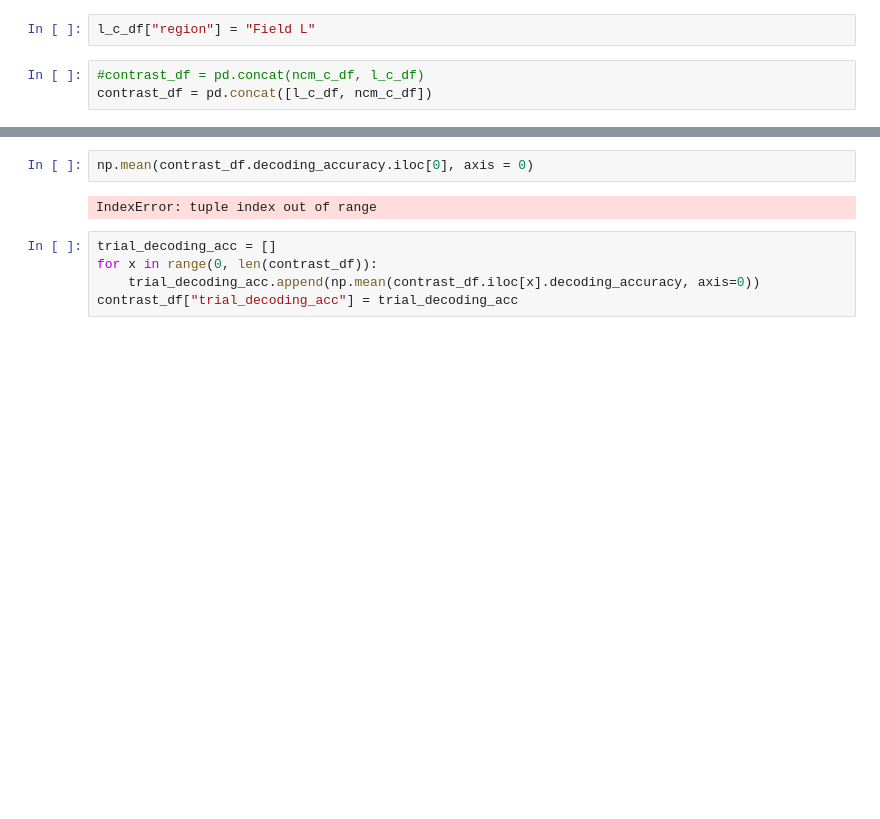
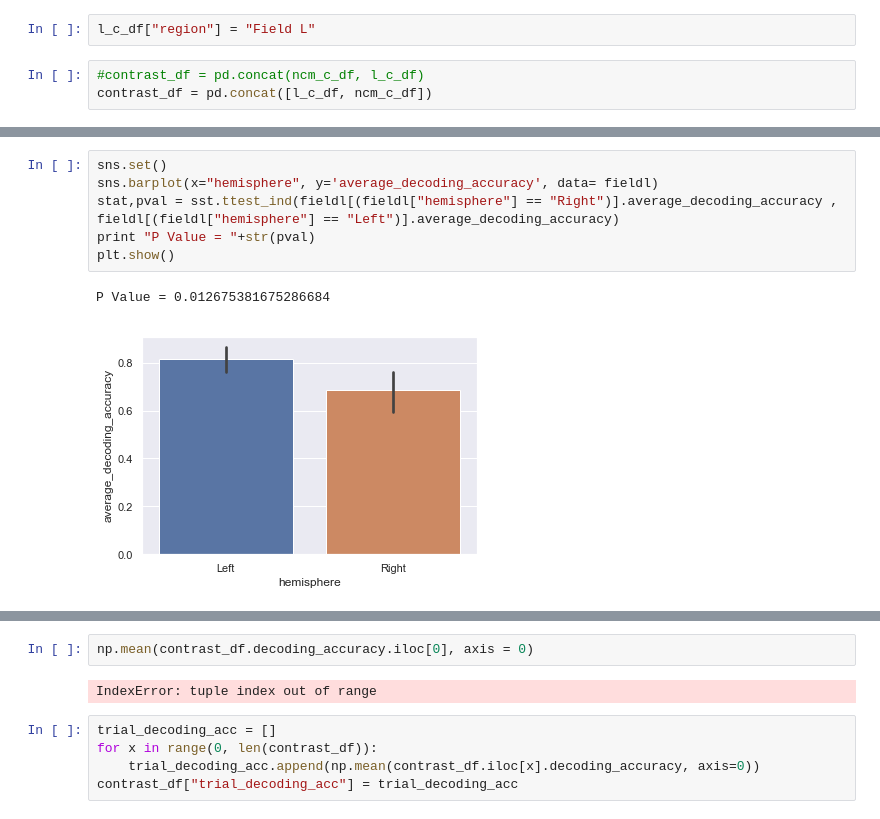
Before and after one commit to dnatanov/dnlab, a Jupyter notebook: exploratory_analysis.ipynb, the cells around one changed output, grey strips where cells are left out. Cells and saved outputs as stored; diff of their text form; blank space fills up the shorter version.

```diff
--- a/exploratory_analysis.ipynb
+++ b/exploratory_analysis.ipynb
@@ -388 +282,10 @@ contrast_df = pd.concat([l_c_df, ncm_c_df])
+# %%
+sns.set()
+sns.barplot(x="hemisphere", y='average_decoding_accuracy', data= fieldl)
+stat,pval = sst.ttest_ind(fieldl[(fieldl["hemisphere"] == "Right")].average_decoding_accuracy , fieldl[(fieldl["hemisphere"] == "Left")].average_decoding_accuracy)
+print "P Value = "+str(pval)
+plt.show()
+# %% [output]
+P Value = 0.012675381675286684
+[figure, added]
 # %%
```
Also changed, not shown: parts of 31 cells of this notebook, 2 other files.
